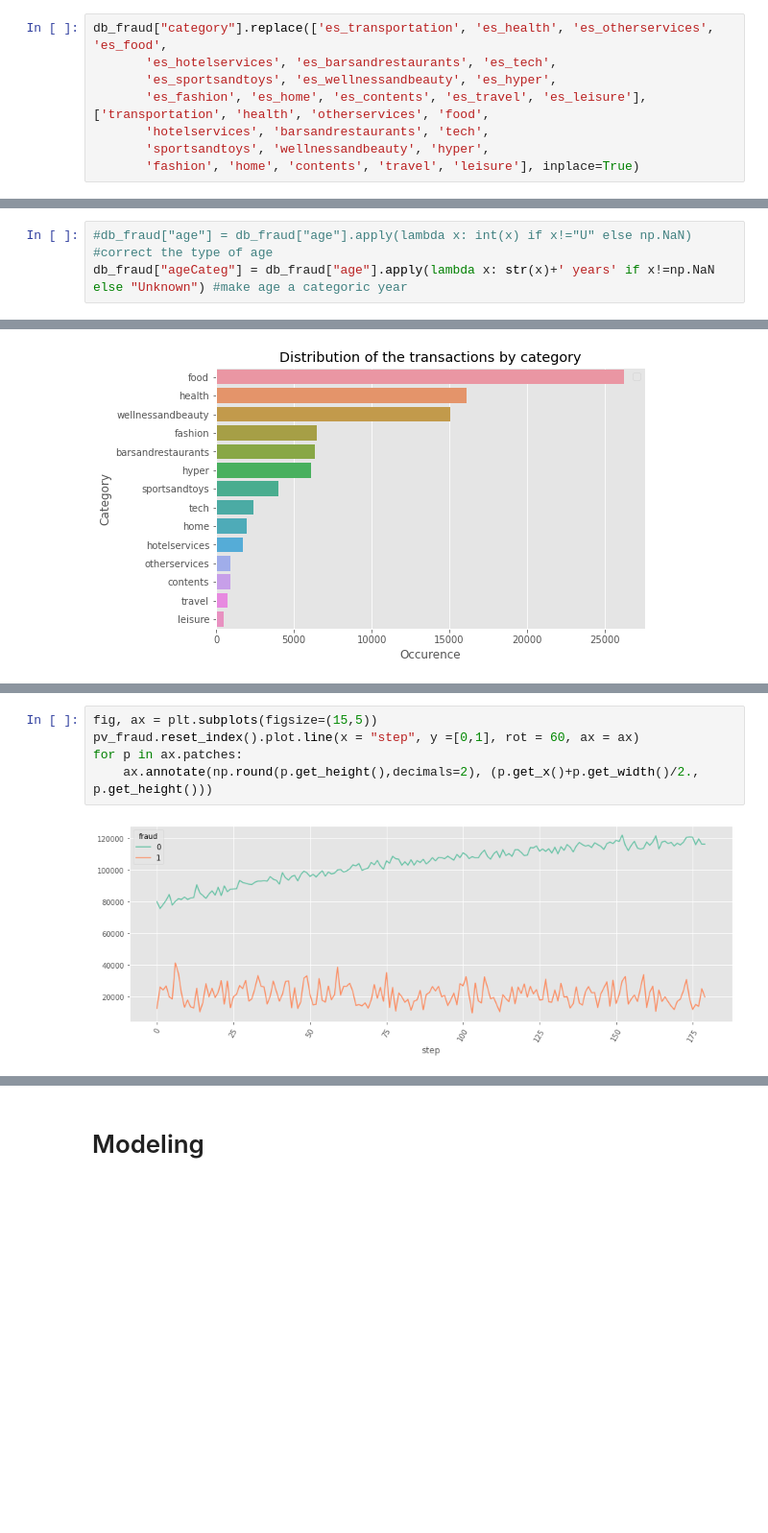
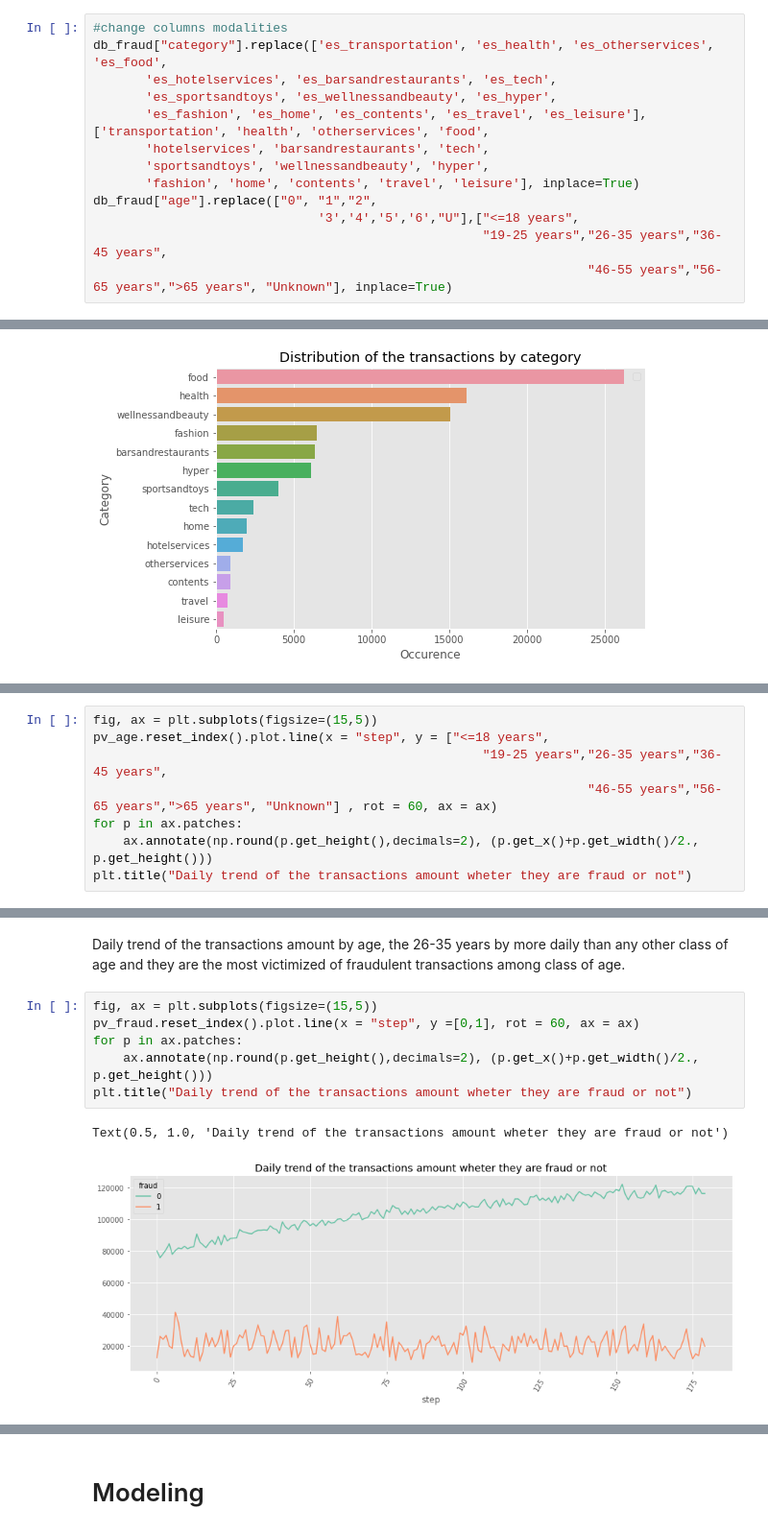
Before and after one commit to Wedsanley/fraud_detection, a Jupyter notebook: bi2_project.ipynb, the cells around one changed output, grey strips where cells are left out. Shown: that part at 96% size. Cells and saved outputs as stored; diff of their text form; blank space fills up the shorter version.

```diff
--- a/bi2_project.ipynb
+++ b/bi2_project.ipynb
@@ -44,6 +44,7 @@ array(['es_transportation', 'es_health', 'es_otherservices', 'es_food',
        'es_fashion', 'es_home', 'es_contents', 'es_travel', 'es_leisure'],
       dtype=object)
 # %%
+#change columns modalities
 db_fraud["category"].replace(['es_transportation', 'es_health', 'es_otherservices', 'es_food',
        'es_hotelservices', 'es_barsandrestaurants', 'es_tech',
        'es_sportsandtoys', 'es_wellnessandbeauty', 'es_hyper',
@@ -51,6 +52,10 @@ db_fraud["category"].replace(['es_transportation', 'es_health', 'es_otherservice
        'hotelservices', 'barsandrestaurants', 'tech',
        'sportsandtoys', 'wellnessandbeauty', 'hyper',
        'fashion', 'home', 'contents', 'travel', 'leisure'], inplace=True)
+db_fraud["age"].replace(["0", "1","2",
+                              '3','4','5','6',"U"],["<=18 years",
+                                                    "19-25 years","26-35 years","36-45 years",
+                                                                  "46-55 years","56-65 years",">65 years", "Unknown"], inplace=True)
 # %%
 db_fraud.info()
 db_fraud[db_fraud.category.isna()==True]
@@ -96,3 +78,0 @@ fraud has 2 differents modalities.
-# %%
-#db_fraud["age"] = db_fraud["age"].apply(lambda x: int(x) if x!="U" else np.NaN) #correct the type of age
-db_fraud["ageCateg"] = db_fraud["age"].apply(lambda x: str(x)+' years' if x!=np.NaN else "Unknown") #make age a categoric year
@@ -330,0 +434,8 @@ for p in ax.patches:
+# %%
+fig, ax = plt.subplots(figsize=(15,5))
+pv_age.reset_index().plot.line(x = "step", y = ["<=18 years",
+                                                    "19-25 years","26-35 years","36-45 years",
+                                                                  "46-55 years","56-65 years",">65 years", "Unknown"] , rot = 60, ax = ax)
+for p in ax.patches:
+    ax.annotate(np.round(p.get_height(),decimals=2), (p.get_x()+p.get_width()/2., p.get_height()))
+plt.title("Daily trend of the transactions amount wheter they are fraud or not")
@@ -331,7 +445,11 @@ for p in ax.patches:
+# %% [markdown]
+Daily trend of the transactions amount by age, the 26-35 years by more daily than any other class of age and they are the most victimized of fraudulent transactions among class of age.
 # %%
 fig, ax = plt.subplots(figsize=(15,5))
 pv_fraud.reset_index().plot.line(x = "step", y =[0,1], rot = 60, ax = ax)
 for p in ax.patches:
     ax.annotate(np.round(p.get_height(),decimals=2), (p.get_x()+p.get_width()/2., p.get_height()))
+plt.title("Daily trend of the transactions amount wheter they are fraud or not")
 # %% [output]
+Text(0.5, 1.0, 'Daily trend of the transactions amount wheter they are fraud or not')
-[figure, old version]
+[figure, new version]
```
Also changed, not shown: parts of 67 cells of this notebook, 3 other files.
